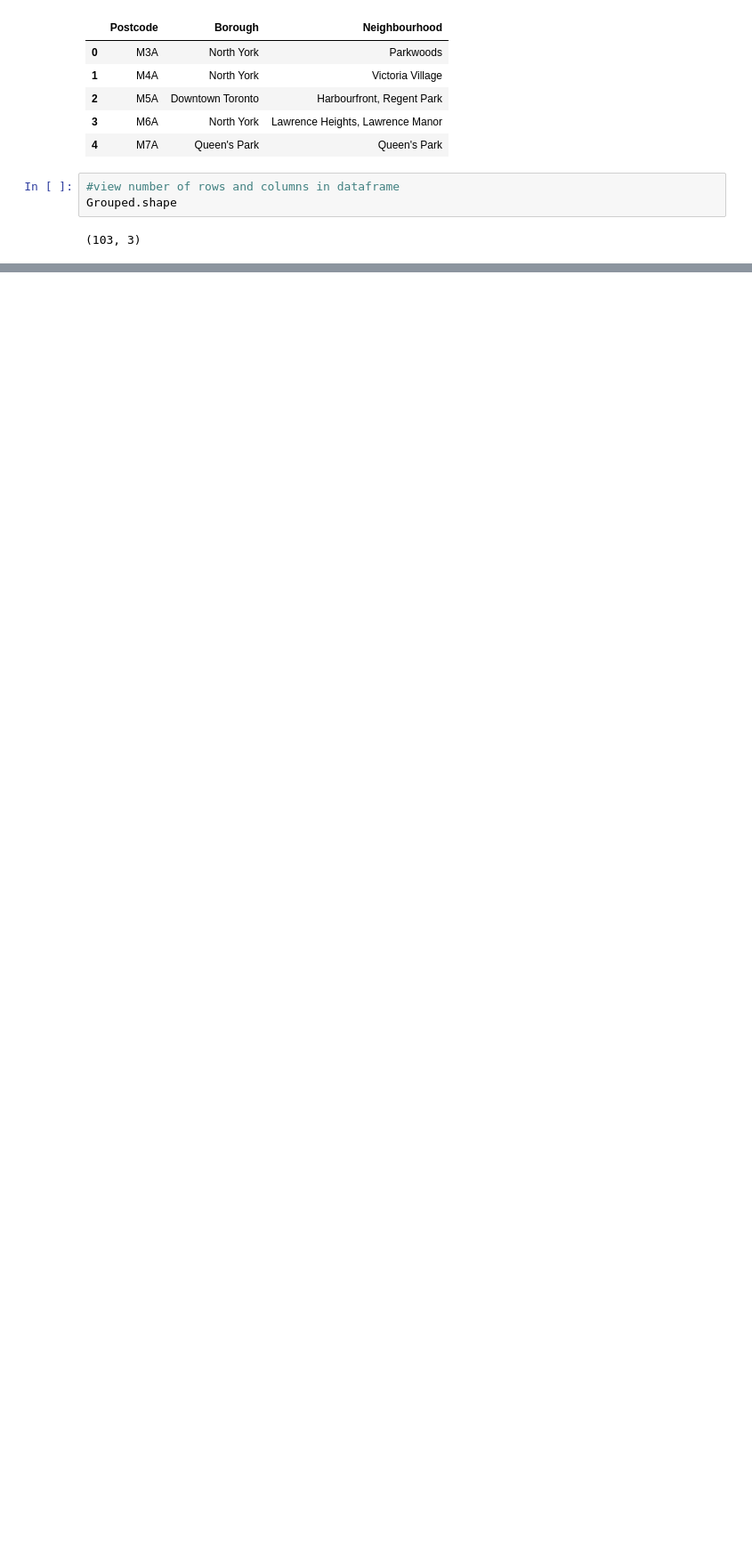
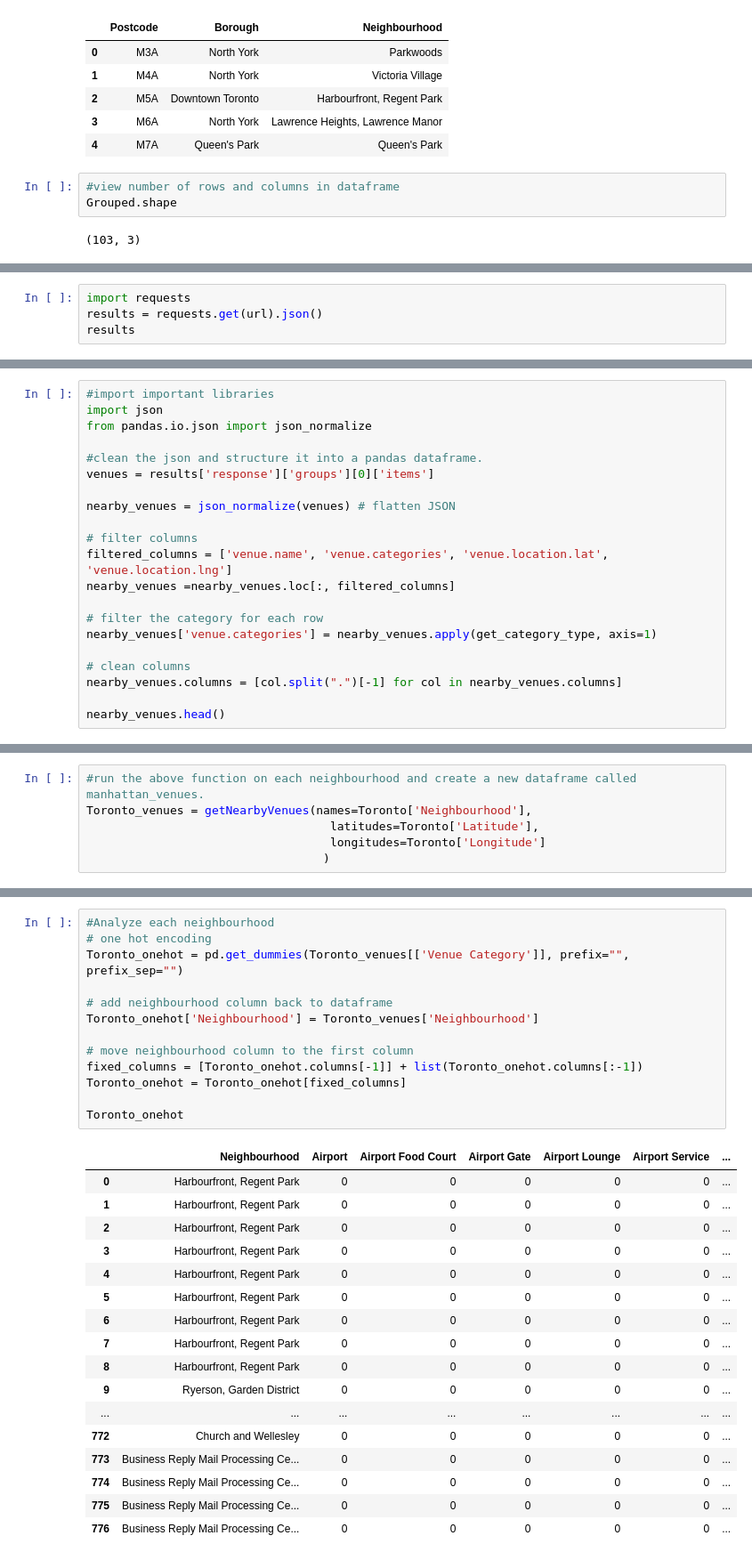
Before and after one commit to winsorem/Coursera_Capstone, a Jupyter notebook: Courseracapstone.ipynb, the cells around one changed output, grey strips where cells are left out. Shown at 89% size. Saved outputs shown, nothing was run; the diff lists cells and outputs as text; blank space fills up the shorter version.

```diff
--- a/Courseracapstone.ipynb
+++ b/Courseracapstone.ipynb
@@ -84,0 +209,4 @@ df = pd.concat([df, dummy_variable_1], axis=1)
+# %%
+import requests
+results = requests.get(url).json()
+results
@@ -84,0 +244,21 @@ df = pd.concat([df, dummy_variable_1], axis=1)
+# %%
+#import important libraries
+import json
+from pandas.io.json import json_normalize
+
+#clean the json and structure it into a pandas dataframe.
+venues = results['response']['groups'][0]['items']
+
+nearby_venues = json_normalize(venues) # flatten JSON
+
+# filter columns
+filtered_columns = ['venue.name', 'venue.categories', 'venue.location.lat', 'venue.location.lng']
+nearby_venues =nearby_venues.loc[:, filtered_columns]
+
+# filter the category for each row
+nearby_venues['venue.categories'] = nearby_venues.apply(get_category_type, axis=1)
+
+# clean columns
+nearby_venues.columns = [col.split(".")[-1] for col in nearby_venues.columns]
+
+nearby_venues.head()
@@ -84,0 +317,6 @@ df = pd.concat([df, dummy_variable_1], axis=1)
+# %%
+#run the above function on each neighbourhood and create a new dataframe called manhattan_venues.
+Toronto_venues = getNearbyVenues(names=Toronto['Neighbourhood'],
+                                   latitudes=Toronto['Latitude'],
+                                   longitudes=Toronto['Longitude']
+                                  )
@@ -84,0 +346,31 @@ df = pd.concat([df, dummy_variable_1], axis=1)
+# %%
+#Analyze each neighbourhood
+# one hot encoding
+Toronto_onehot = pd.get_dummies(Toronto_venues[['Venue Category']], prefix="", prefix_sep="")
+
+# add neighbourhood column back to dataframe
+Toronto_onehot['Neighbourhood'] = Toronto_venues['Neighbourhood']
+
+# move neighbourhood column to the first column
+fixed_columns = [Toronto_onehot.columns[-1]] + list(Toronto_onehot.columns[:-1])
+Toronto_onehot = Toronto_onehot[fixed_columns]
+
+Toronto_onehot
+# %% [output]
+|  | Neighbourhood | Airport | Airport Food Court | Airport Gate | Airport Lounge | Airport Service | ... |
+| 0 | Harbourfront, Regent Park | 0 | 0 | 0 | 0 | 0 | ... |
+| 1 | Harbourfront, Regent Park | 0 | 0 | 0 | 0 | 0 | ... |
+| 2 | Harbourfront, Regent Park | 0 | 0 | 0 | 0 | 0 | ... |
+| 3 | Harbourfront, Regent Park | 0 | 0 | 0 | 0 | 0 | ... |
+| 4 | Harbourfront, Regent Park | 0 | 0 | 0 | 0 | 0 | ... |
+| 5 | Harbourfront, Regent Park | 0 | 0 | 0 | 0 | 0 | ... |
+| 6 | Harbourfront, Regent Park | 0 | 0 | 0 | 0 | 0 | ... |
+| 7 | Harbourfront, Regent Park | 0 | 0 | 0 | 0 | 0 | ... |
+| 8 | Harbourfront, Regent Park | 0 | 0 | 0 | 0 | 0 | ... |
+| 9 | Ryerson, Garden District | 0 | 0 | 0 | 0 | 0 | ... |
+| ... | ... | ... | ... | ... | ... | ... | ... |
+| 772 | Church and Wellesley | 0 | 0 | 0 | 0 | 0 | ... |
+| 773 | Business Reply Mail Processing Ce... | 0 | 0 | 0 | 0 | 0 | ... |
+| 774 | Business Reply Mail Processing Ce... | 0 | 0 | 0 | 0 | 0 | ... |
+| 775 | Business Reply Mail Processing Ce... | 0 | 0 | 0 | 0 | 0 | ... |
+| 776 | Business Reply Mail Processing Ce... | 0 | 0 | 0 | 0 | 0 | ... |
```
Also changed, not shown: parts of 25 cells of this notebook.
